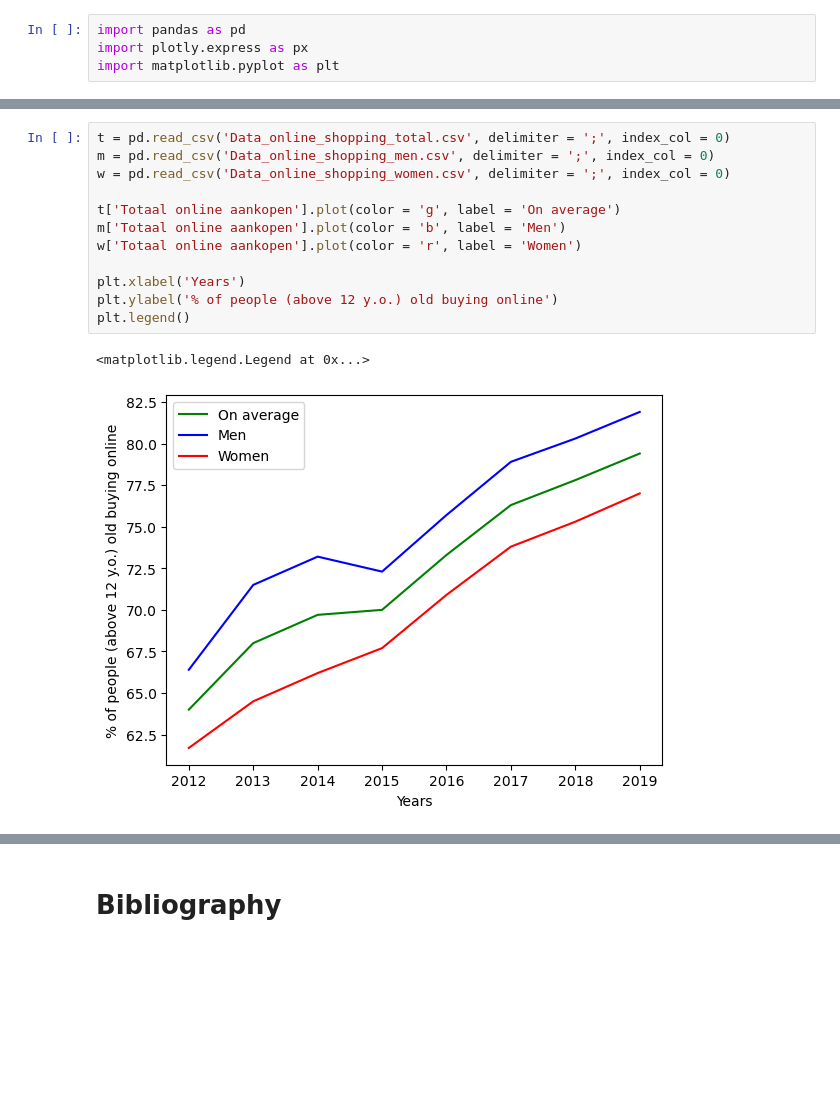
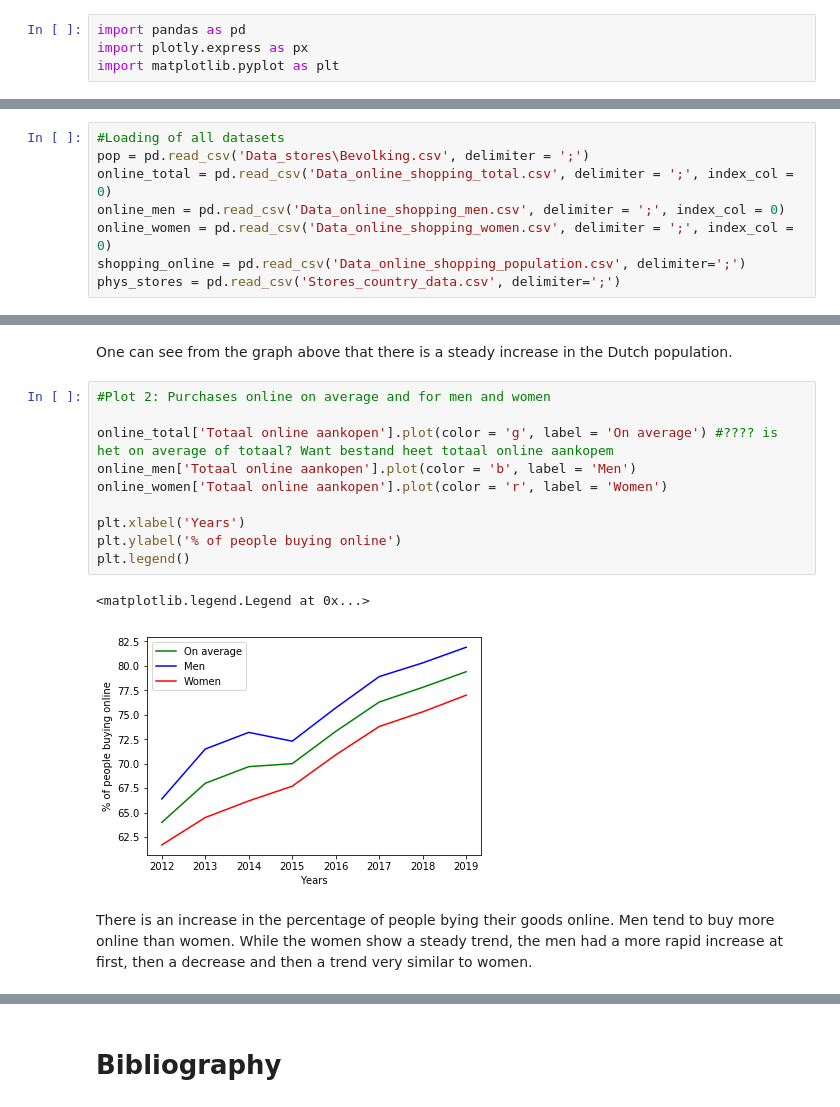
Before and after one commit to Lmolkenboer/TIL6022-project, a Jupyter notebook: project_template_new.ipynb, the cells around one changed output, grey strips where cells are left out. Saved outputs shown, nothing was run; the diff lists cells and outputs as text; blank space fills up the shorter version.

```diff
--- a/project_template_new.ipynb
+++ b/project_template_new.ipynb
@@ -102,0 +77,8 @@ fig.show()
+# %%
+#Loading of all datasets
+pop = pd.read_csv('Data_stores\Bevolking.csv', delimiter = ';')
+online_total = pd.read_csv('Data_online_shopping_total.csv', delimiter = ';', index_col = 0)
+online_men = pd.read_csv('Data_online_shopping_men.csv', delimiter = ';', index_col = 0)
+online_women = pd.read_csv('Data_online_shopping_women.csv', delimiter = ';', index_col = 0)
+shopping_online = pd.read_csv('Data_online_shopping_population.csv', delimiter=';')
+phys_stores = pd.read_csv('Stores_country_data.csv', delimiter=';')
@@ -103,16 +119,18 @@ fig.show()
+# %% [markdown]
+One can see from the graph above that there is a steady increase in the Dutch population.
 # %%
-t = pd.read_csv('Data_online_shopping_total.csv', delimiter = ';', index_col = 0)
-m = pd.read_csv('Data_online_shopping_men.csv', delimiter = ';', index_col = 0)
-w = pd.read_csv('Data_online_shopping_women.csv', delimiter = ';', index_col = 0)
+#Plot 2: Purchases online on average and for men and women
 
-t['Totaal online aankopen'].plot(color = 'g', label = 'On average')
-m['Totaal online aankopen'].plot(color = 'b', label = 'Men')
-w['Totaal online aankopen'].plot(color = 'r', label = 'Women')
+online_total['Totaal online aankopen'].plot(color = 'g', label = 'On average') #???? is het on average of totaal? Want bestand heet totaal online aankopem
+online_men['Totaal online aankopen'].plot(color = 'b', label = 'Men')
+online_women['Totaal online aankopen'].plot(color = 'r', label = 'Women')
 
 plt.xlabel('Years')
-plt.ylabel('% of people (above 12 y.o.) old buying online')
+plt.ylabel('% of people buying online')
 plt.legend()
 # %% [output]
 <matplotlib.legend.Legend at 0x...>
-[figure, old version]
+[figure, new version]
+# %% [markdown]
+There is an increase in the percentage of people bying their goods online. Men tend to buy more online than women. While the women show a steady trend, the men had a more rapid increase at first, then a decrease and then a trend very similar to women.
 # %%
```
Also changed, not shown: parts of 8 cells of this notebook.
